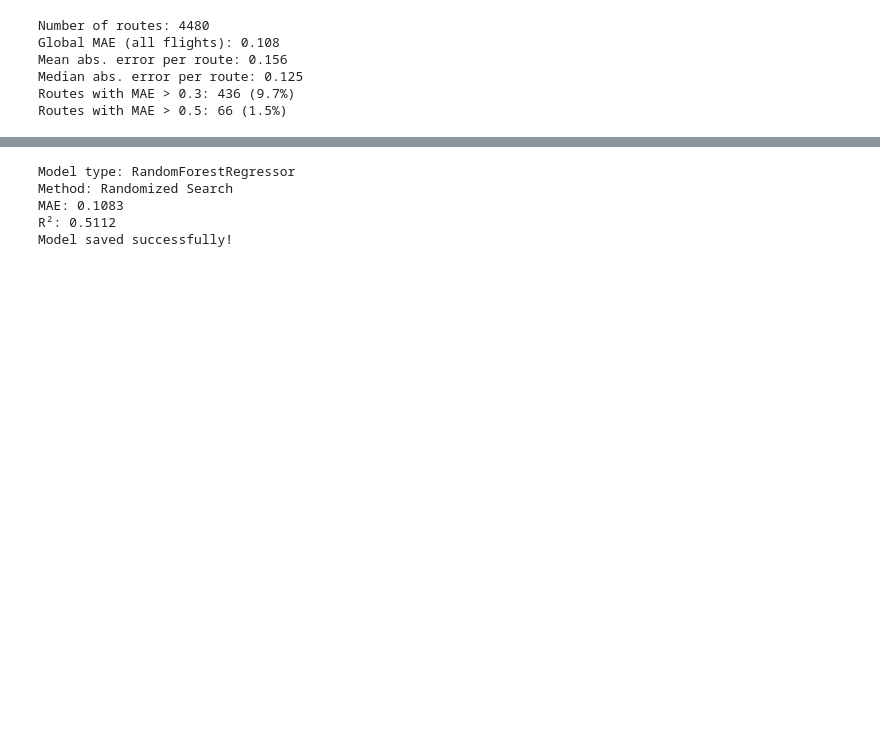
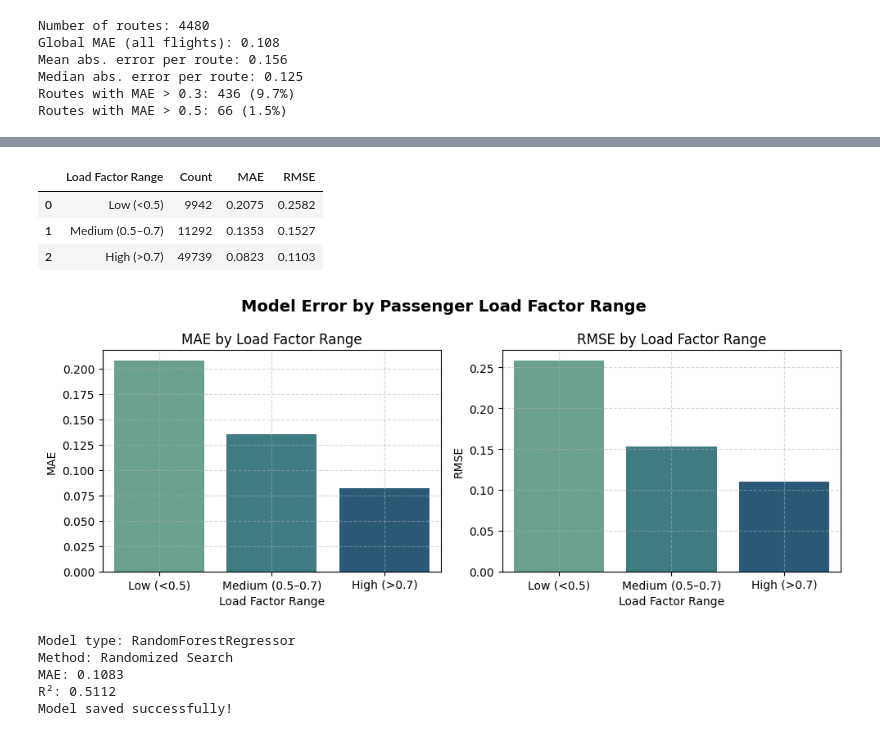
Before and after one commit to VerenaQu/passenger_load_prediction_project, a Jupyter notebook: notebooks/2_pax_load_factor_prediction.ipynb, the cells around one changed output, grey strips where cells are left out. Drawn from its saved outputs; the diff is of its cells as text; code cells hidden in the pictures; blank space fills up the shorter version.

Commit message:
added model performance evaluation by load factor range + minor fixes

```diff
--- a/notebooks/2_pax_load_factor_prediction.ipynb
+++ b/notebooks/2_pax_load_factor_prediction.ipynb
@@ -1519,3 +1517,45 @@ After model development and evaluation, the trained machine learning pipeline is
+# %%
+# Combine true and predicted values
+performance_df = pd.DataFrame({
+    "y_true": y_test_route.values,
+    "y_pred": y_pred_route
+})
+
+# Define bins for passenger load factor
+bins = [0, 0.5, 0.7, 1.0]
+labels = ["Low (<0.5)", "Medium (0.5–0.7)", "High (>0.7)"]
+performance_df["load_bin"] = pd.cut(performance_df["y_true"], bins=bins, labels=labels, include_lowest=True)
+
+#  Error metrics per bin
+bin_metrics = []
+for name, group in performance_df.groupby("load_bin"):
+    mae = mean_absolute_error(group["y_true"], group["y_pred"])
+    rmse = np.sqrt(mean_squared_error(group["y_true"], group["y_pred"]))
+    bin_metrics.append({"Load Factor Range": name, "Count": len(group), "MAE": mae, "RMSE": rmse})
+
+bin_results = pd.DataFrame(bin_metrics).round(4)
+display(bin_results)
+
+# Plot error metrics per bin
+fig, ax = plt.subplots(1, 2, figsize=(10, 4))
+
+sns.barplot(data=bin_results, x="Load Factor Range", y="MAE", ax=ax[0], palette="crest")
+ax[0].set_title("MAE by Load Factor Range")
+ax[0].grid(True, linestyle="--", alpha=0.5)
+
+sns.barplot(data=bin_results, x="Load Factor Range", y="RMSE", ax=ax[1], palette="crest")
+ax[1].set_title("RMSE by Load Factor Range")
+ax[1].grid(True, linestyle="--", alpha=0.5)
+
+plt.suptitle("Model Error by Passenger Load Factor Range", fontsize=14, fontweight="bold")
+plt.tight_layout()
+plt.show()
+# %% [output]
+|  | Load Factor Range | Count | MAE | RMSE |
+| 0 | Low (<0.5) | 9942 | 0.2075 | 0.2582 |
+| 1 | Medium (0.5–0.7) | 11292 | 0.1353 | 0.1527 |
+| 2 | High (>0.7) | 49739 | 0.0823 | 0.1103 |
+[figure, added]
 # %%
 # Save model for deployment
 best_model_to_save = random_search_route.best_estimator_
```
Also changed, not shown: parts of 25 cells of this notebook, 1 other file.
